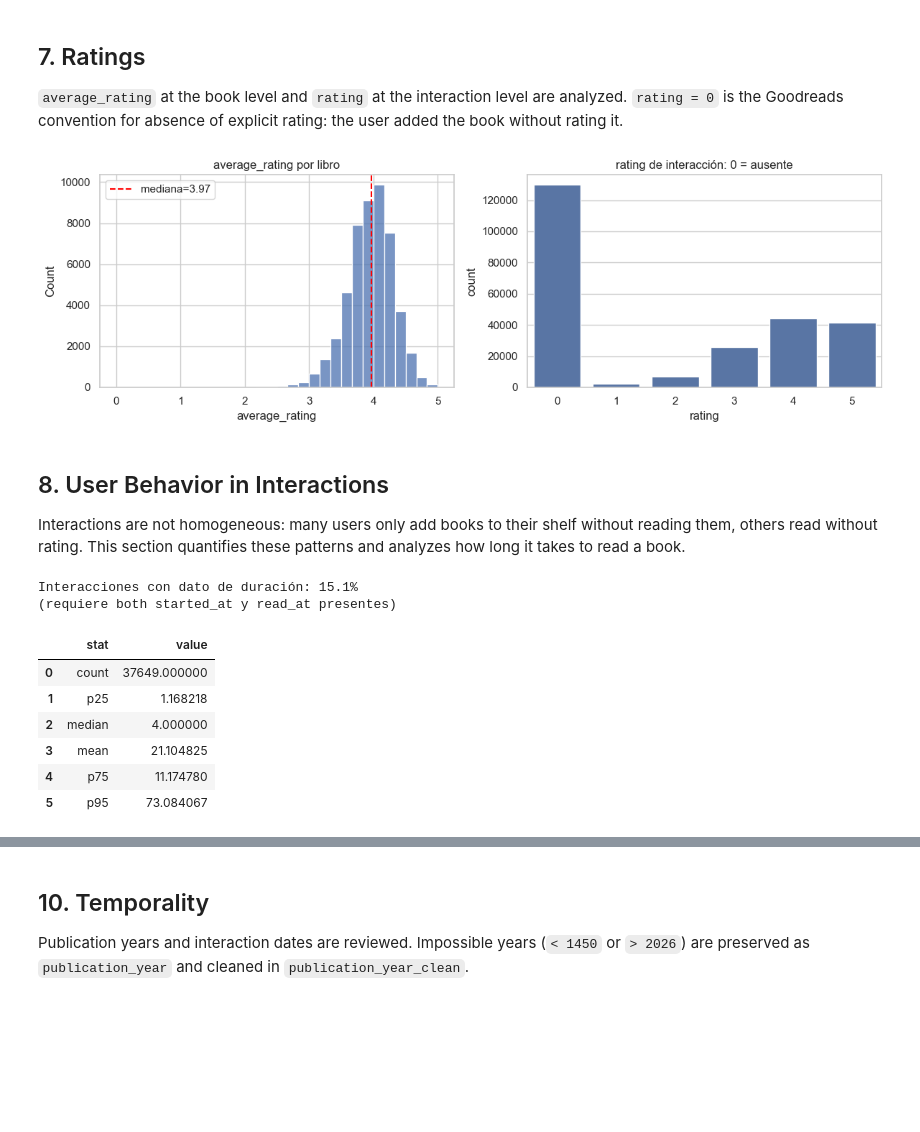
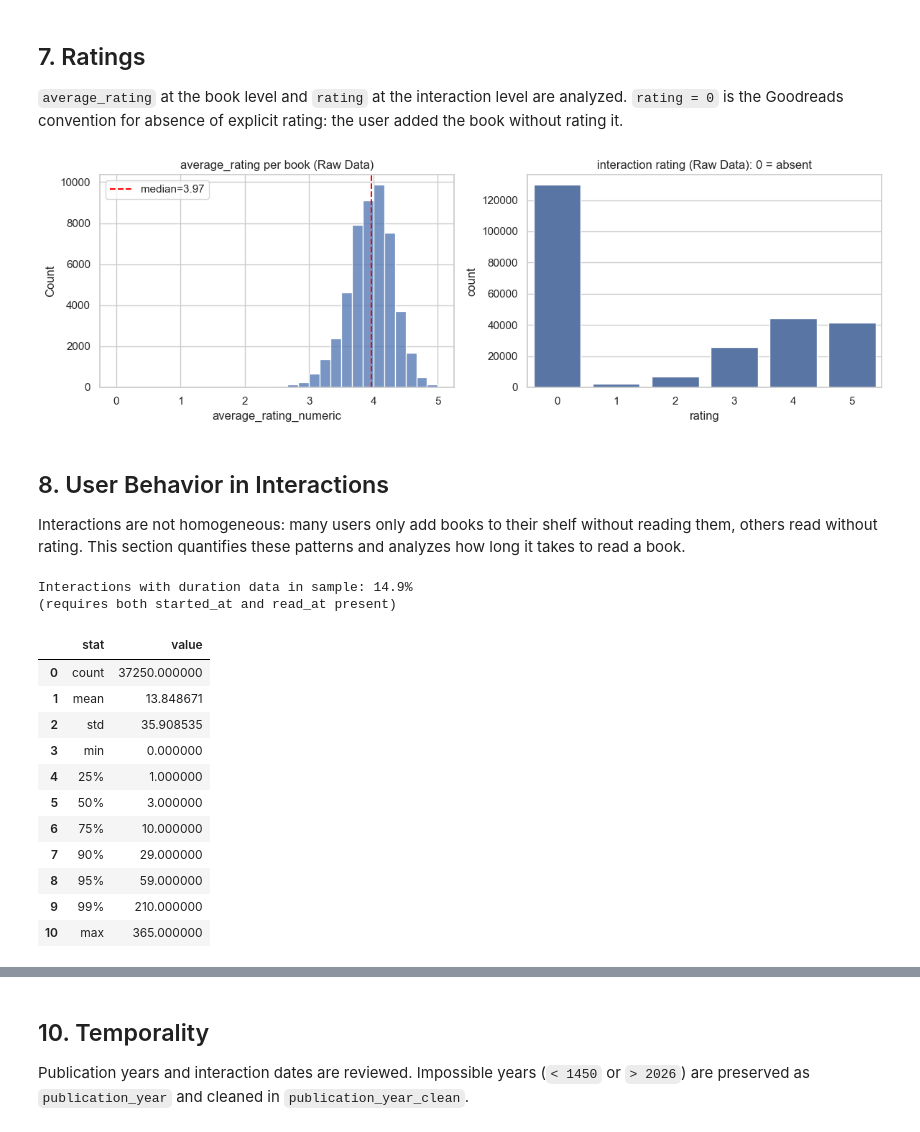
Before and after one commit to tsavorae/book-recommendations, a Jupyter notebook: notebooks/EDA_Fantasy.ipynb, the cells around one changed output, grey strips where cells are left out. Drawn from its saved outputs; the diff is of its cells as text; code cells hidden in the pictures; blank space fills up the shorter version.

```diff
--- a/notebooks/EDA_Fantasy.ipynb
+++ b/notebooks/EDA_Fantasy.ipynb
@@ -250,4 +252,21 @@ ax.set_xlabel('Libros con este shelf')
 ax.set_title('Top 30 shelves — Fantasy & Paranormal\n(incluye estado de lectura y señales de género)')
 plt.tight_layout()
 plt.show()
+
+# Extracting to-read count from raw nested data to examine proxy for demand
+to_read_data = books_raw['popular_shelves'].map(lambda s: _shelves_summary(s, top_n=20)).apply(pd.Series)
+books_raw['to_read_count'] = to_read_data['to_read_count'].values
+books_raw['average_rating_numeric'] = pd.to_numeric(books_raw['average_rating'], errors='coerce')
+
+sample_raw = books_raw[['to_read_count', 'average_rating_numeric']].dropna().sample(min(5000, len(books_raw)), random_state=42)
+
+fig, ax = plt.subplots(figsize=(8, 5))
+ax.scatter(sample_raw['to_read_count'], sample_raw['average_rating_numeric'], alpha=0.2, s=10)
+ax.set_xlabel('to_read_count (proxy de demanda/hype)')
+ax.set_ylabel('average_rating')
+ax.set_title('Hype (to-read) vs Calidad (average_rating) — Raw Data\nDoes higher hype correspond to better ratings?')
+corr = sample_raw[['to_read_count', 'average_rating_numeric']].corr().iloc[0, 1]
+ax.text(0.05, 0.95, f'r = {corr:.3f}', transform=ax.transAxes, fontsize=11)
+plt.tight_layout()
+plt.show()
 # %% [output]
@@ -355,37 +337,47 @@ Rating por tipo de libro:
 
 `average_rating` at the book level and `rating` at the interaction level are analyzed. `rating = 0` is the Goodreads convention for absence of explicit rating: the user added the book without rating it.
 # %%
+# Exploring raw rating distributions
+interactions_raw['rating_numeric'] = pd.to_numeric(interactions_raw['rating'], errors='coerce')
+books_raw['average_rating_numeric'] = pd.to_numeric(books_raw['average_rating'], errors='coerce')
+
 fig, axes = plt.subplots(1, 2, figsize=(12, 4))
-
-sns.histplot(books_clean['average_rating'].dropna(), bins=30, ax=axes[0])
-axes[0].set_title('average_rating per book')
-axes[0].axvline(books_clean['average_rating'].median(), color='red', linestyle='--', label=f"median={books_clean['average_rating'].median():.2f}")
+sns.histplot(books_raw['average_rating_numeric'].dropna(), bins=30, ax=axes[0])
+axes[0].set_title('average_rating per book (Raw Data)')
+axes[0].axvline(books_raw['average_rating_numeric'].median(), color='red', linestyle='--', label=f"median={books_raw['average_rating_numeric'].median():.2f}")
 axes[0].legend()
 
-sns.countplot(data=interactions_clean, x='rating', ax=axes[1])
-axes[1].set_title('interaction rating: 0 = absent')
-
+sns.countplot(data=interactions_raw, x='rating', ax=axes[1])
+axes[1].set_title('interaction rating (Raw Data): 0 = absent')
 plt.tight_layout()
 plt.show()
 # %% [output]
-[figure, old version]
+[figure, new version]
 # %% [markdown]
 ## 8. User Behavior in Interactions
 
 Interactions are not homogeneous: many users only add books to their shelf without reading them, others read without rating. This section quantifies these patterns and analyzes how long it takes to read a book.
 # %%
-duration_artifacts = reading_duration_profile(interactions_clean)
+# Temporary cleaning to profile duration accurately
+interactions_temp = clean_interactions(interactions_raw)
 
-print(f"Interactions with duration data: {duration_artifacts['pct_with_duration']:.1%}")
+duration_artifacts = reading_duration_profile(interactions_temp)
+
+print(f"Interactions with duration data in sample: {duration_artifacts['pct_with_duration']:.1%}")
 print(f"(requires both started_at and read_at present)")
 display(duration_artifacts['duration_stats'])
 # %% [output]
-Interacciones con dato de duración: 15.1%
-(requiere both started_at y read_at presentes)
+Interactions with duration data in sample: 14.9%
+(requires both started_at and read_at present)
 |  | stat | value |
-| 0 | count | 37649.000000 |
-| 1 | p25 | 1.168218 |
-| 2 | median | 4.000000 |
-| 3 | mean | 21.104825 |
-| 4 | p75 | 11.174780 |
-| 5 | p95 | 73.084067 |
+| 0 | count | 37250.000000 |
+| 1 | mean | 13.848671 |
+| 2 | std | 35.908535 |
+| 3 | min | 0.000000 |
+| 4 | 25% | 1.000000 |
+| 5 | 50% | 3.000000 |
+| 6 | 75% | 10.000000 |
+| 7 | 90% | 29.000000 |
+| 8 | 95% | 59.000000 |
+| 9 | 99% | 210.000000 |
+| 10 | max | 365.000000 |
```
Also changed, not shown: parts of 33 cells of this notebook, 1 other file.
